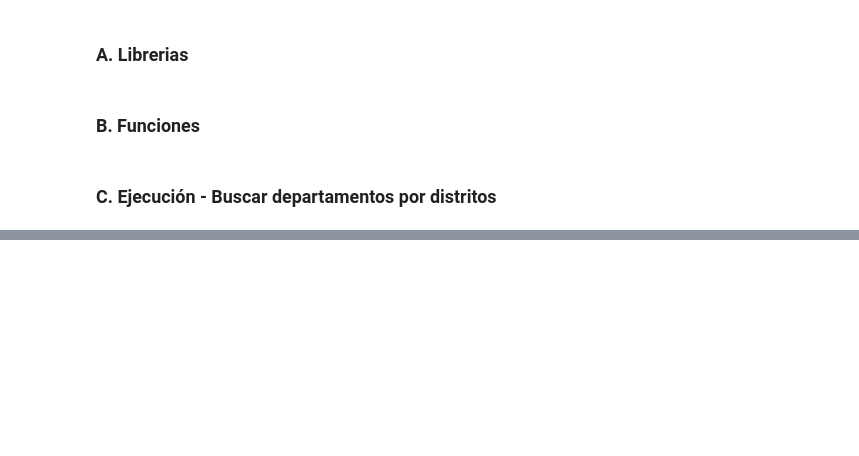
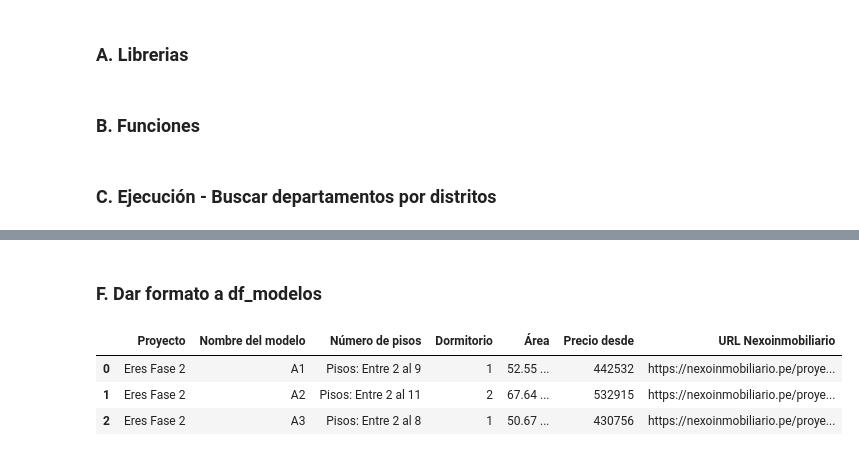
Before and after one commit to NahumFGz/NexoInmobiliarioScrapper, a Jupyter notebook: v2 - Scrapp.ipynb, the cells around one changed output, grey strips where cells are left out. Saved outputs shown, nothing was run; the diff lists cells and outputs as text; code cells hidden in the pictures; blank space fills up the shorter version.

```diff
--- a/v2 - Scrapp.ipynb
+++ b/v2 - Scrapp.ipynb
@@ -252,0 +378,15 @@ df_proyectos
+# %% [markdown]
+### F. Dar formato a df_modelos
+# %%
+# 1. Dar formato a las columnas de fecha y castear a date 'yyyy-mm-dd'
+df_modelos_format = df_modelos.copy()
+
+# 2. Replace a las columnas de 'Precio Desde' .replace('S/.','').replace(',','') y 'Valor de Referencia' .replace('$','').replace(',','')
+df_modelos_format['Precio desde'] = df_modelos_format['Precio desde'].str.replace('S/ ','').str.replace(',','')
+
+df_modelos_format.head(3)
+# %% [output]
+|  | Proyecto | Nombre del modelo | Número de pisos | Dormitorio | Área | Precio desde | URL Nexoinmobiliario |
+| 0 | Eres Fase 2 | A1 | Pisos: Entre 2 al 9 | 1 | 52.55 ... | 442532 | https://nexoinmobiliario.pe/proye... |
+| 1 | Eres Fase 2 | A2 | Pisos: Entre 2 al 11 | 2 | 67.64 ... | 532915 | https://nexoinmobiliario.pe/proye... |
+| 2 | Eres Fase 2 | A3 | Pisos: Entre 2 al 8 | 1 | 50.67 ... | 430756 | https://nexoinmobiliario.pe/proye... |
```
Also changed, not shown: parts of 9 cells of this notebook, 29 other files.
